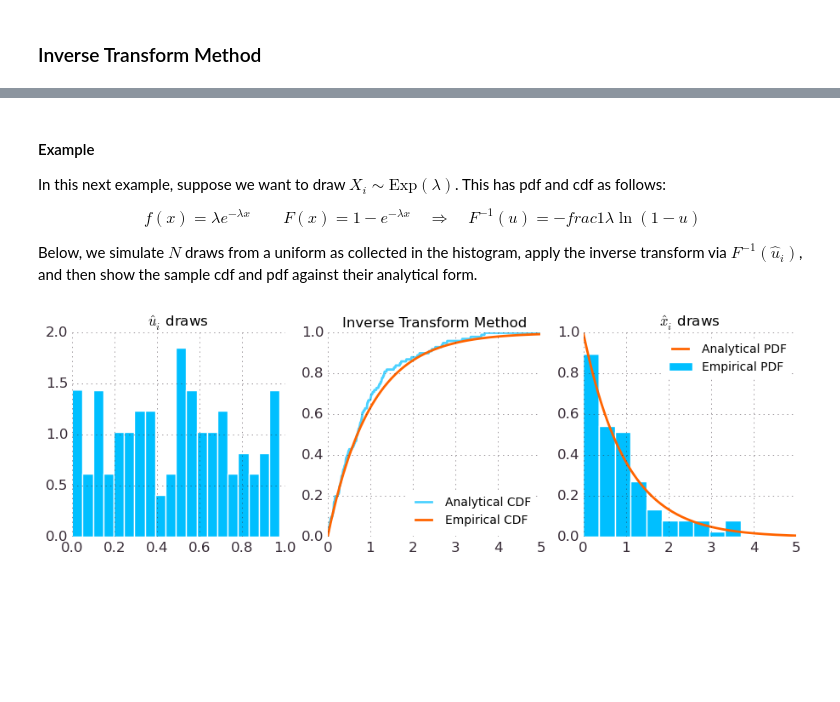
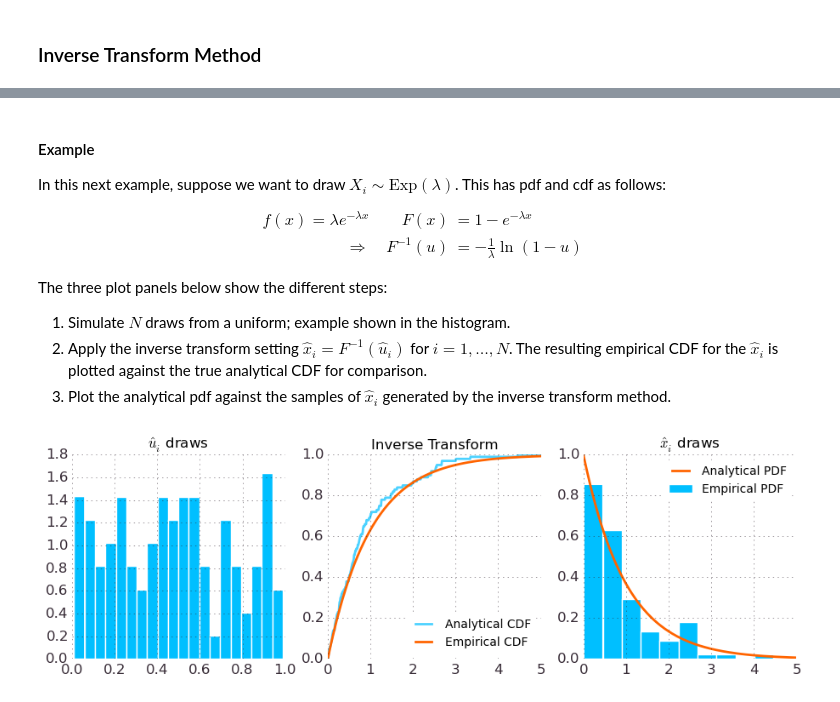
Before and after one commit to MattCocci/Notes, a Jupyter notebook: StatEconFinance/AppliedStochasticAnalysis/Notebooks/MonteCarloMethods.ipynb, the cells around one changed output, grey strips where cells are left out. Saved outputs shown, nothing was run; the diff lists cells and outputs as text; code cells hidden in the pictures; blank space fills up the shorter version.

```diff
--- a/StatEconFinance/AppliedStochasticAnalysis/Notebooks/MonteCarloMethods.ipynb
+++ b/StatEconFinance/AppliedStochasticAnalysis/Notebooks/MonteCarloMethods.ipynb
@@ -23,13 +24,15 @@ When the CDF is steep, a small change in a $\hat{u}_i$ draw won't change the cor
 α, β = 0.25, 0.25
 f, F = map((fcn) -> ((x) -> fcn(Beta(α,β), x)), [pdf, cdf])
 x = 0:0.001:1
-    lines_at = [0.2, 0.75];
 
+p = Array(Any,4)
 figure(figsize=(5,4))
+
 plot(x,F(x), alpha=0.7);
-p = Array(Any,4);
-p[1:2] = map(x -> plot([x, x], [0, F(x)]),    lines_at);
-p[3:4] = map(x -> plot([0, x], [F(x), F(x)]), lines_at);
-map((ph) -> setp(ph, color="black", linestyle=":"), p)
-ylabel(L"$F(x)$"); title(L"Example CDF of $X_i \sim $ Beta$(\alpha,\beta)$"); xlabel("test")
+lines_at = [0.2, 0.75]; arwsz = 0.03;
+draw_arrow = (x,y,dx,dy,sz) -> arrow(x, y, dx, dy, head_width=sz,head_length=sz)
+p[1:2] = map(x -> draw_arrow(0, F(x), x-arwsz, 0, arwsz), lines_at)
+p[3:4] = map(x -> draw_arrow(x, F(x), 0, -F(x)+arwsz, arwsz), lines_at)
+map(ph -> setp(ph, facecolor="black", edgecolor="black", alpha=0.7), p)
+ylabel(L"$F(x)$"); title(L"Example CDF of $X_i \sim $ Beta$(\alpha,\beta)$");
 # %% [output]
@@ -43,34 +53,38 @@ PyObject <matplotlib.text.Text object at 0x...>
 In this next example, suppose we want to draw $X_i \sim \text{Exp}(\lambda)$. This has pdf and cdf as follows:
 
 $$
-    f(x) = \lambda e^{-\lambda x} \qquad F(x) = 1 - e^{-\lambda x}
-    \quad \Rightarrow \quad F^{-1}(u) = -frac{1}{\lambda}\ln(1-u)
+\begin{align*}
+    f(x) = \lambda e^{-\lambda x} \qquad F(x) &= 1 - e^{-\lambda x} \\
+    \Rightarrow \quad F^{-1}(u) &= -\frac{1}{\lambda}\ln(1-u)
+\end{align*}
 $$
 
-
-Below, we simulate $N$ draws from a uniform as collected in the histogram, apply the inverse transform via $F^{-1}(\hat{u}_i)$, and then show the sample cdf and pdf against their analytical form.
+The three plot panels below show the different steps:
+1. Simulate $N$ draws from a uniform; example shown in the histogram.
+2. Apply the inverse transform setting $\hat{x}_i = F^{-1}(\hat{u}_i)$ for $i=1,\ldots,N$. The resulting empirical CDF for the $\hat{x}_i$ is plotted against the true analytical CDF for comparison.
+3. Plot the analytical pdf against the samples of $\hat{x}_i$ generated by the inverse transform method.
 # %%
 N = 100
 λ = 1
 f, F = map((fcn) -> ((x) -> fcn(Exponential(λ), x)), [pdf, cdf])
 Finv = (u) -> -(1/λ)*log(1 - u)
 
 u_draws = rand(N)
 x_draws = Finv(u_draws)
 support, counts = hist(x_draws, 0:0.01:5)
 
 figure(figsize=(11,3))
 subplot(131)
 plt.hist(u_draws, 20, normed=1), title(L"$\hat{u}_i$ draws")
+
 subplot(132)
 plot(support[2:end], cumsum(counts)/N, alpha=0.7)
 plot(support, F(support))
-title("Inverse Transform Method")
-legend(("Analytical CDF", "Empirical CDF"), loc="lower right")
+title("Inverse Transform"); legend(("Analytical CDF", "Empirical CDF"), loc="lower right")
+
 subplot(133)
 plt.hist(x_draws, normed=1)
 plot(support, f(support))
-legend(("Analytical PDF", "Empirical PDF"))
-title(L"$\hat{x}_i$ draws");
+legend(("Analytical PDF", "Empirical PDF")); title(L"$\hat{x}_i$ draws");
 # %% [output]
-[figure, old version]
+[figure, new version]
```
Also changed, not shown: parts of 5 cells of this notebook, 1 other file.
